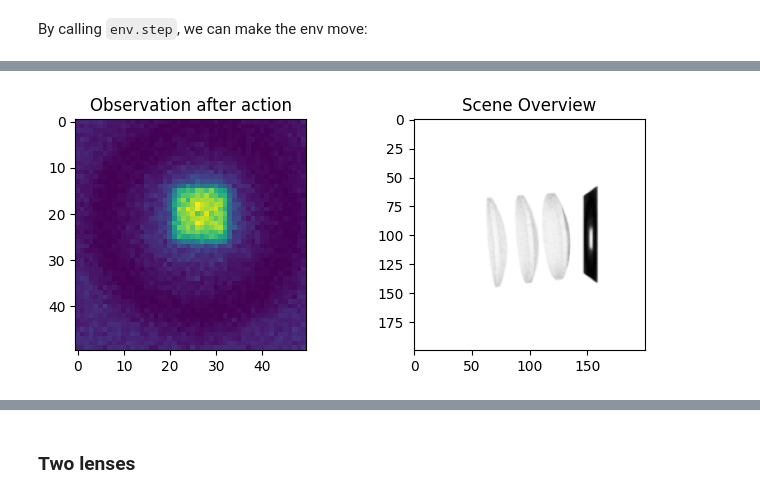
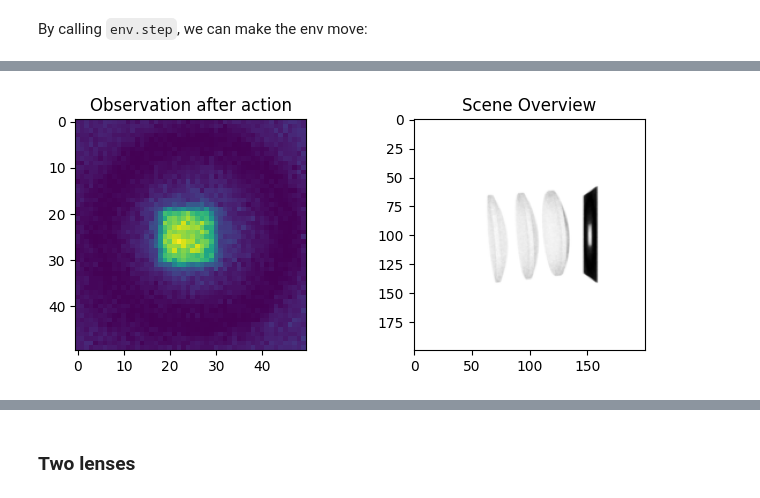
Before and after one commit to HS-Kempten/relign, a Jupyter notebook: docs/getting_started.ipynb, the cells around one changed output, grey strips where cells are left out. Saved outputs shown, nothing was run; the diff lists cells and outputs as text; code cells hidden in the pictures.

```diff
--- a/docs/getting_started.ipynb
+++ b/docs/getting_started.ipynb
@@ -22,3 +11,10 @@ env = GymnasiumEnv(
+# %%
+env = LensEnv(
+    n_lenses=3,
+    noise_angle=0.0,
+    noise_translation=0.0,
+    seed=10
+)
 # %% [markdown]
 Create a new situation by "resetting" the environment:
 # %%
@@ -46,14 +42,14 @@ The objective is highly mis-alignment, lets try to fix that by rotating to a new
 # %%
-action = np.array([0.1, -0.05, 0.1, -0.1, 0.2])
+action = np.array([0.2, -0.1, 0.1, -0.1, 0.2])
 # %% [markdown]
 By calling `env.step`, we can make the env move:
 # %%
-obs, reward, done, info, _ = env.step(action)
+obs = env.step(action)["img"]
 # %%
-overviews = env.env.render_scene_overview()
+overviews = env.render_scene_overview()
 fig, ax = plt.subplots(1, 2, figsize=(8, 3))
 
-ax[0].imshow(obs[0])
+ax[0].imshow(obs)
 ax[0].set_title('Observation after action')
 ax[1].imshow(overviews, cmap='gray')
 ax[1].set_title('Scene Overview')
@@ -64,4 +60,4 @@ plt.show()
-[figure, old version]
+[figure, new version]
 # %%
 # Perform a valid action for LensEnv, such as taking a  action to the center of the scene
 pos = 0.5 * np.ones(5)
```
Also changed, not shown: parts of 23 cells of this notebook.
